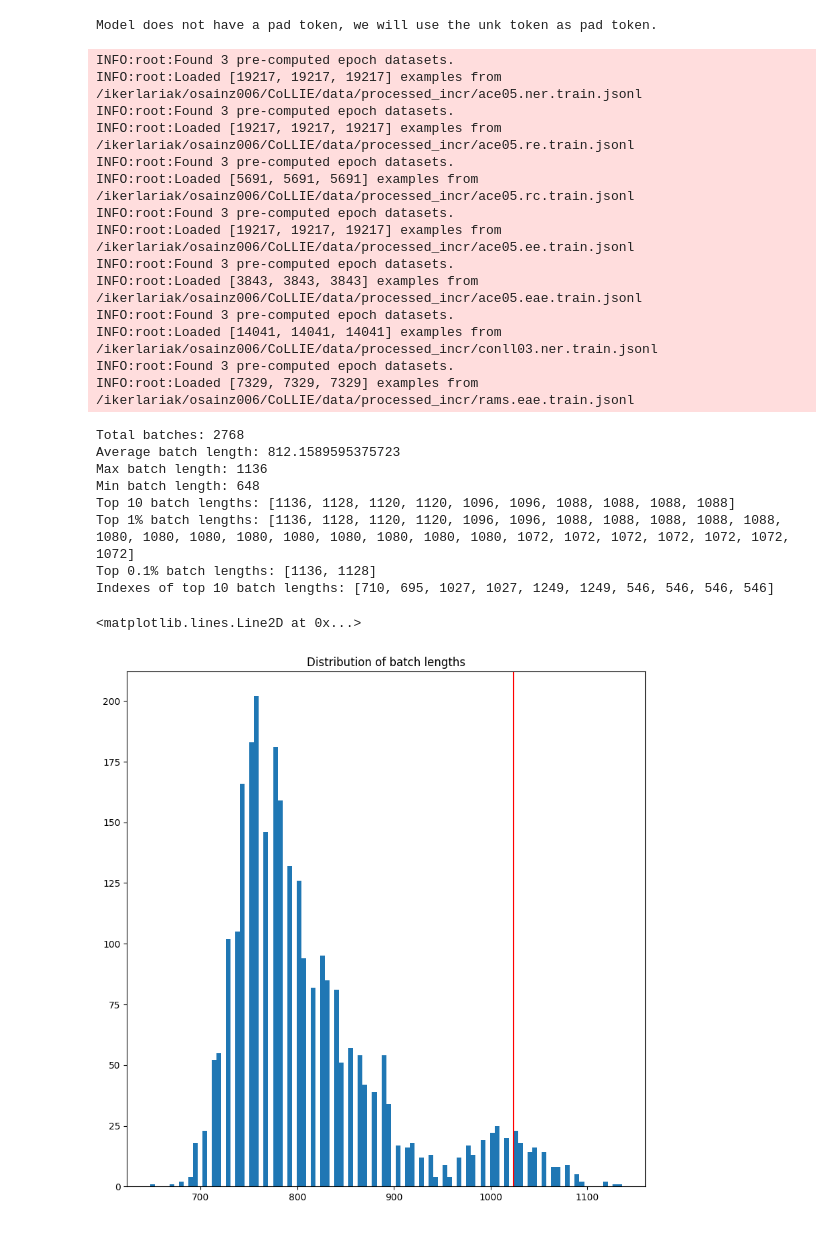
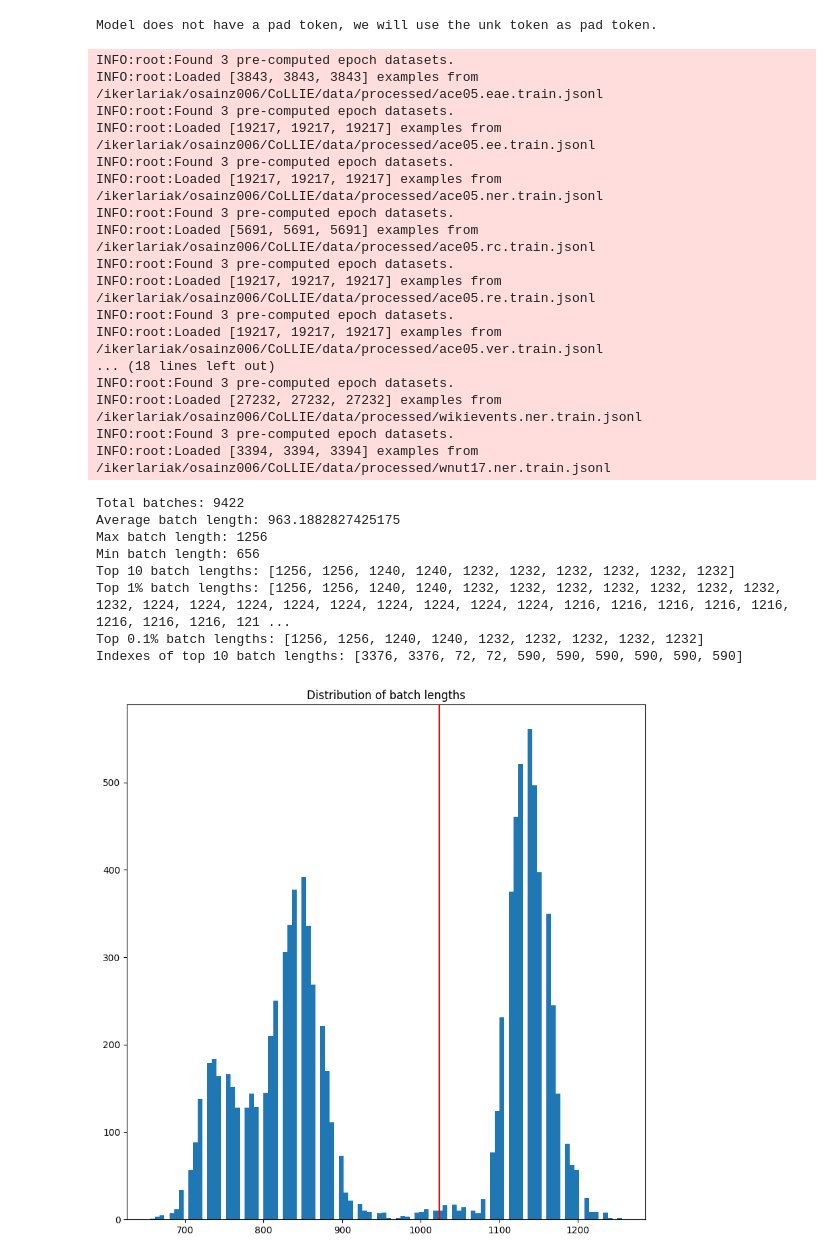
Before and after one commit to hitz-zentroa/GoLLIE, a Jupyter notebook: notebooks/batch_len.ipynb, the cells around one changed output. Saved outputs shown, nothing was run; the diff lists cells and outputs as text; code cells hidden in the pictures.

Commit message:
Update batch len notebook with all the new tasks

```diff
--- a/notebooks/batch_len.ipynb
+++ b/notebooks/batch_len.ipynb
@@ -32,20 +36,26 @@ CUDA SETUP: Loading binary /ikerlariak/osainz006/venvs/collie/lib/python3.9/site
 # local_path = "/run/user/1000/gvfs/sftp:host=tximista.ixa.eus,user=igarcia945/"
 local_path = ""
 # %%
-dataset_dir = f"{local_path}/ikerlariak/osainz006/CoLLIE/data/processed_incr"
+dataset_dir = f"{local_path}/ikerlariak/osainz006/CoLLIE/data/processed"
 tasks = [
-    "ace05.ner",
-    "ace05.re",
-    "ace05.rc",
-    "ace05.ee",
-    "ace05.eae",
-    "conll03.ner",
-    "rams.eae",
-    # "tacred.re",
-    # "tacred.sf",
-    # "wikievents.eae",
-    # "wikievents.ee",
-    # "wikievents.ner",
+   "ace05.eae",
+   "ace05.ee",
+   "ace05.ner",
+   "ace05.rc",
+   "ace05.re",
+   "ace05.ver",
+   "bc5cdr.ner",
+   "conll03.ner",
+   "diann.ner",
+   "ncbidisease.ner",
+   "ontonotes5.ner",
+   "rams.eae",
+   "tacred.sf",
+   "wikievents.eae",
+   "wikievents.ee",
+   "wikievents.ner",
+   "wnut17.ner",
+
 ]
 print(dataset_dir)
 print(tasks)
@@ -87,19 +97,22 @@ for train_task in tqdm(tasks):
 train_dataset = ConcatDataset(training_datasets)
 # %% [output]
 INFO:root:Found 3 pre-computed epoch datasets.
-INFO:root:Loaded [19217, 19217, 19217] examples from /ikerlariak/osainz006/CoLLIE/data/processed_incr/ace05.ner.train.jsonl
+INFO:root:Loaded [3843, 3843, 3843] examples from /ikerlariak/osainz006/CoLLIE/data/processed/ace05.eae.train.jsonl
 INFO:root:Found 3 pre-computed epoch datasets.
-INFO:root:Loaded [19217, 19217, 19217] examples from /ikerlariak/osainz006/CoLLIE/data/processed_incr/ace05.re.train.jsonl
+INFO:root:Loaded [19217, 19217, 19217] examples from /ikerlariak/osainz006/CoLLIE/data/processed/ace05.ee.train.jsonl
 INFO:root:Found 3 pre-computed epoch datasets.
-INFO:root:Loaded [5691, 5691, 5691] examples from /ikerlariak/osainz006/CoLLIE/data/processed_incr/ace05.rc.train.jsonl
+INFO:root:Loaded [19217, 19217, 19217] examples from /ikerlariak/osainz006/CoLLIE/data/processed/ace05.ner.train.jsonl
 INFO:root:Found 3 pre-computed epoch datasets.
-INFO:root:Loaded [19217, 19217, 19217] examples from /ikerlariak/osainz006/CoLLIE/data/processed_incr/ace05.ee.train.jsonl
+INFO:root:Loaded [5691, 5691, 5691] examples from /ikerlariak/osainz006/CoLLIE/data/processed/ace05.rc.train.jsonl
 INFO:root:Found 3 pre-computed epoch datasets.
-INFO:root:Loaded [3843, 3843, 3843] examples from /ikerlariak/osainz006/CoLLIE/data/processed_incr/ace05.eae.train.jsonl
+INFO:root:Loaded [19217, 19217, 19217] examples from /ikerlariak/osainz006/CoLLIE/data/processed/ace05.re.train.jsonl
 INFO:root:Found 3 pre-computed epoch datasets.
-INFO:root:Loaded [14041, 14041, 14041] examples from /ikerlariak/osainz006/CoLLIE/data/processed_incr/conll03.ner.train.jsonl
+INFO:root:Loaded [19217, 19217, 19217] examples from /ikerlariak/osainz006/CoLLIE/data/processed/ace05.ver.train.jsonl
+... (18 lines left out)
 INFO:root:Found 3 pre-computed epoch datasets.
-INFO:root:Loaded [7329, 7329, 7329] examples from /ikerlariak/osainz006/CoLLIE/data/processed_incr/rams.eae.train.jsonl
+INFO:root:Loaded [27232, 27232, 27232] examples from /ikerlariak/osainz006/CoLLIE/data/processed/wikievents.ner.train.jsonl
+INFO:root:Found 3 pre-computed epoch datasets.
+INFO:root:Loaded [3394, 3394, 3394] examples from /ikerlariak/osainz006/CoLLIE/data/processed/wnut17.ner.train.jsonl
 # %%
 train_dataloader = DataLoader(
     train_dataset,
@@ -142,24 +155,26 @@ print(f"Top 0.1% batch lengths: {top_01_percent}")
 idxs_of_top_10 = [batch_lens.index(x) for x in top_10]
 print(f"Indexes of top 10 batch lengths: {idxs_of_top_10}")
 # %% [output]
-Total batches: 2768
-Average batch length: 812.1589595375723
-Max batch length: 1136
-Min batch length: 648
-Top 10 batch lengths: [1136, 1128, 1120, 1120, 1096, 1096, 1088, 1088, 1088, 1088]
-Top 1% batch lengths: [1136, 1128, 1120, 1120, 1096, 1096, 1088, 1088, 1088, 1088, 1088, 1080, 1080, 1080, 1080, 1080, 1080, 1080, 1080, 1080, 1072, 1072, 1072, 1072, 1072, 1072, 1072]
-Top 0.1% batch lengths: [1136, 1128]
-Indexes of top 10 batch lengths: [710, 695, 1027, 1027, 1249, 1249, 546, 546, 546, 546]
+Total batches: 9422
+Average batch length: 963.1882827425175
+Max batch length: 1256
+Min batch length: 656
+Top 10 batch lengths: [1256, 1256, 1240, 1240, 1232, 1232, 1232, 1232, 1232, 1232]
+Top 1% batch lengths: [1256, 1256, 1240, 1240, 1232, 1232, 1232, 1232, 1232, 1232, 1232, 1232, 1224, 1224, 1224, 1224, 1224, 1224, 1224, 1224, 1224, 1216, 1216, 1216, 1216, 1216, 1216, 1216, 1216, 121 ...
+Top 0.1% batch lengths: [1256, 1256, 1240, 1240, 1232, 1232, 1232, 1232, 1232]
+Indexes of top 10 batch lengths: [3376, 3376, 72, 72, 590, 590, 590, 590, 590, 590]
 # %%
 import matplotlib.pyplot as plt
 
 plt.figure(figsize=(10, 10))
 plt.hist(batch_lens, bins=100)
 plt.title("Distribution of batch lengths")
 plt.axvline(1024, color="red")
+
+os.makedirs("plots",exist_ok=True)
+plt.savefig('plots/distribution_of_batch_lengths.png')
 # %% [output]
-<matplotlib.lines.Line2D at 0x...>
-[figure, old version]
+[figure, new version]
 # %%
 import matplotlib.pyplot as plt
 import seaborn as sns
```
Also changed, not shown: parts of 5 cells of this notebook.
